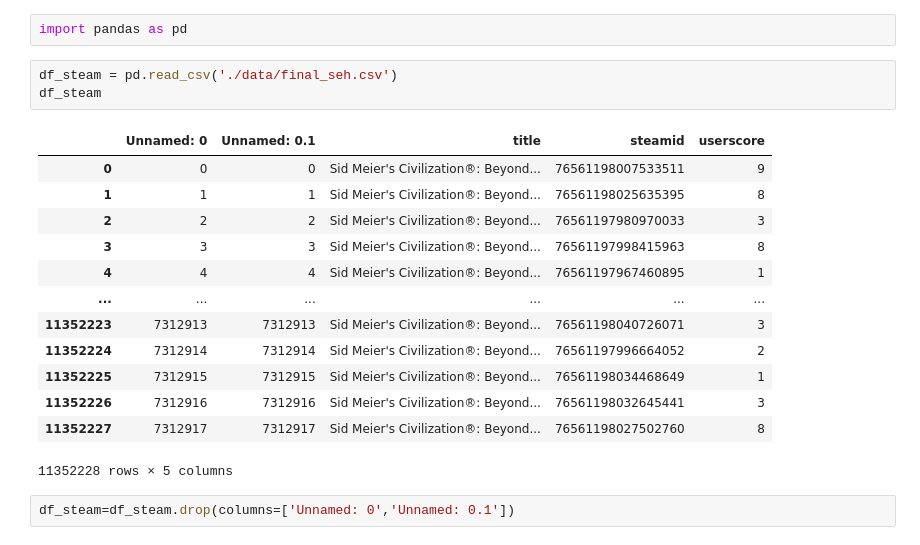
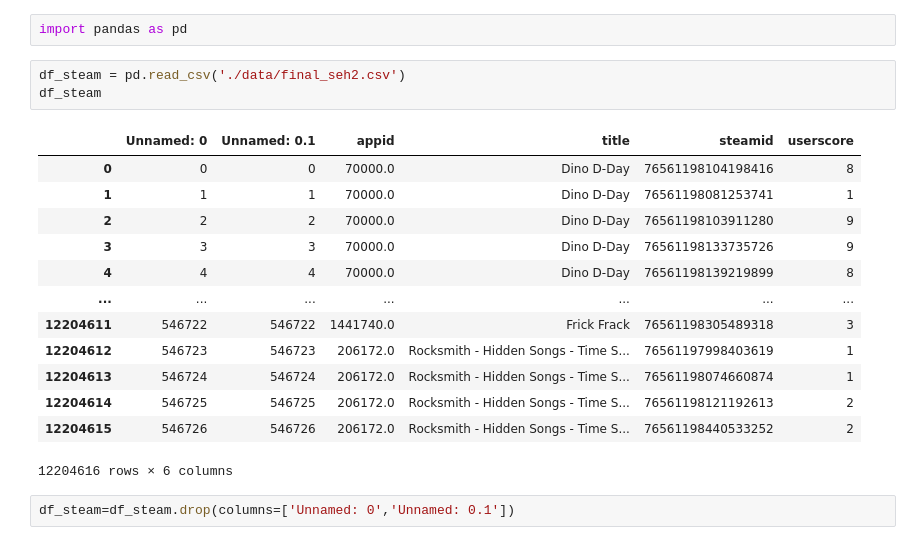
Before and after one commit to sehyun66/sehyun66, a Jupyter notebook: steam_추천시스템_ver1.ipynb, the cells around one changed output. Saved outputs shown, nothing was run; the diff lists cells and outputs as text.

```diff
--- a/steam_추천시스템_ver1.ipynb
+++ b/steam_추천시스템_ver1.ipynb
@@ -15,22 +15,22 @@ Mounted at /content/drive
 # %%
 import pandas as pd
 # %%
-df_steam = pd.read_csv('./data/final_seh.csv')
+df_steam = pd.read_csv('./data/final_seh2.csv')
 df_steam
 # %% [output]
-|  | Unnamed: 0 | Unnamed: 0.1 | title | steamid | userscore |
-| 0 | 0 | 0 | Sid Meier's Civilization®: Beyond... | 76561198007533511 | 9 |
-| 1 | 1 | 1 | Sid Meier's Civilization®: Beyond... | 76561198025635395 | 8 |
-| 2 | 2 | 2 | Sid Meier's Civilization®: Beyond... | 76561197980970033 | 3 |
-| 3 | 3 | 3 | Sid Meier's Civilization®: Beyond... | 76561197998415963 | 8 |
-| 4 | 4 | 4 | Sid Meier's Civilization®: Beyond... | 76561197967460895 | 1 |
-| ... | ... | ... | ... | ... | ... |
-| 11352223 | 7312913 | 7312913 | Sid Meier's Civilization®: Beyond... | 76561198040726071 | 3 |
-| 11352224 | 7312914 | 7312914 | Sid Meier's Civilization®: Beyond... | 76561197996664052 | 2 |
-| 11352225 | 7312915 | 7312915 | Sid Meier's Civilization®: Beyond... | 76561198034468649 | 1 |
-| 11352226 | 7312916 | 7312916 | Sid Meier's Civilization®: Beyond... | 76561198032645441 | 3 |
-| 11352227 | 7312917 | 7312917 | Sid Meier's Civilization®: Beyond... | 76561198027502760 | 8 |
+|  | Unnamed: 0 | Unnamed: 0.1 | appid | title | steamid | userscore |
+| 0 | 0 | 0 | 70000.0 | Dino D-Day | 76561198104198416 | 8 |
+| 1 | 1 | 1 | 70000.0 | Dino D-Day | 76561198081253741 | 1 |
+| 2 | 2 | 2 | 70000.0 | Dino D-Day | 76561198103911280 | 9 |
+| 3 | 3 | 3 | 70000.0 | Dino D-Day | 76561198133735726 | 9 |
+| 4 | 4 | 4 | 70000.0 | Dino D-Day | 76561198139219899 | 8 |
+| ... | ... | ... | ... | ... | ... | ... |
+| 12204611 | 546722 | 546722 | 1441740.0 | Frick Frack | 76561198305489318 | 3 |
+| 12204612 | 546723 | 546723 | 206172.0 | Rocksmith - Hidden Songs - Time S... | 76561197998403619 | 1 |
+| 12204613 | 546724 | 546724 | 206172.0 | Rocksmith - Hidden Songs - Time S... | 76561198074660874 | 1 |
+| 12204614 | 546725 | 546725 | 206172.0 | Rocksmith - Hidden Songs - Time S... | 76561198121192613 | 2 |
+| 12204615 | 546726 | 546726 | 206172.0 | Rocksmith - Hidden Songs - Time S... | 76561198440533252 | 2 |
-11352228 rows × 5 columns
+12204616 rows × 6 columns
 # %%
 df_steam=df_steam.drop(columns=['Unnamed: 0','Unnamed: 0.1'])
 # %%
```
Also changed, not shown: parts of 42 cells of this notebook.
